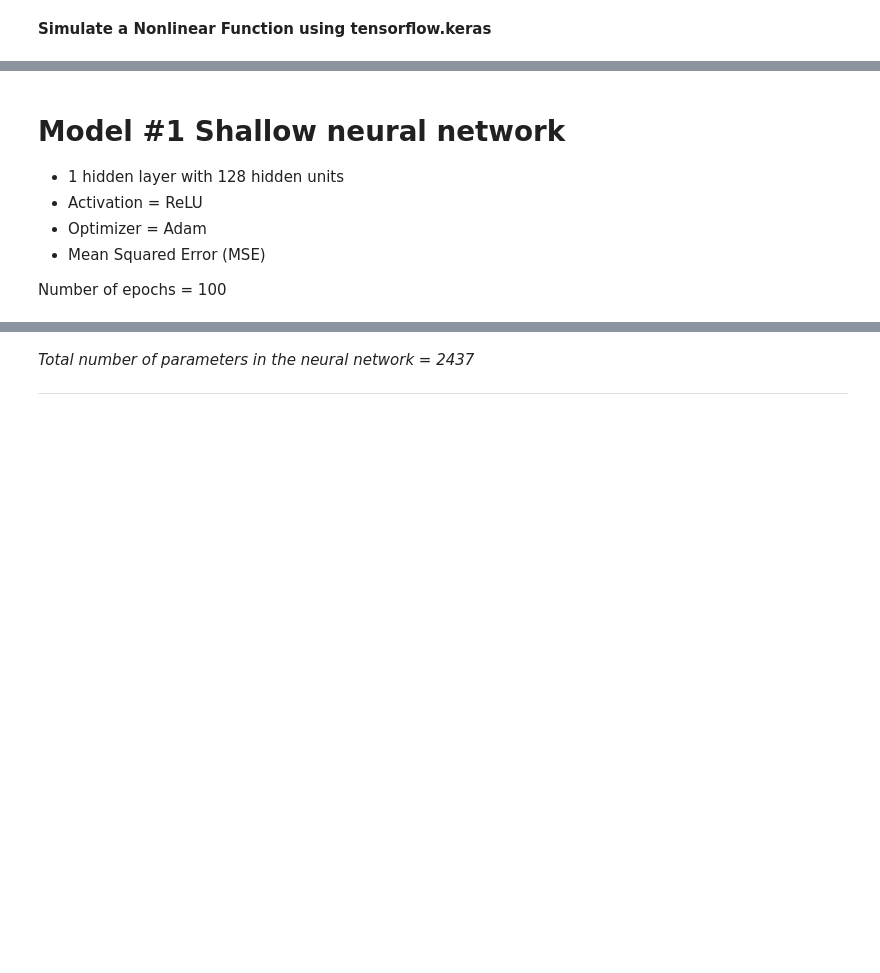
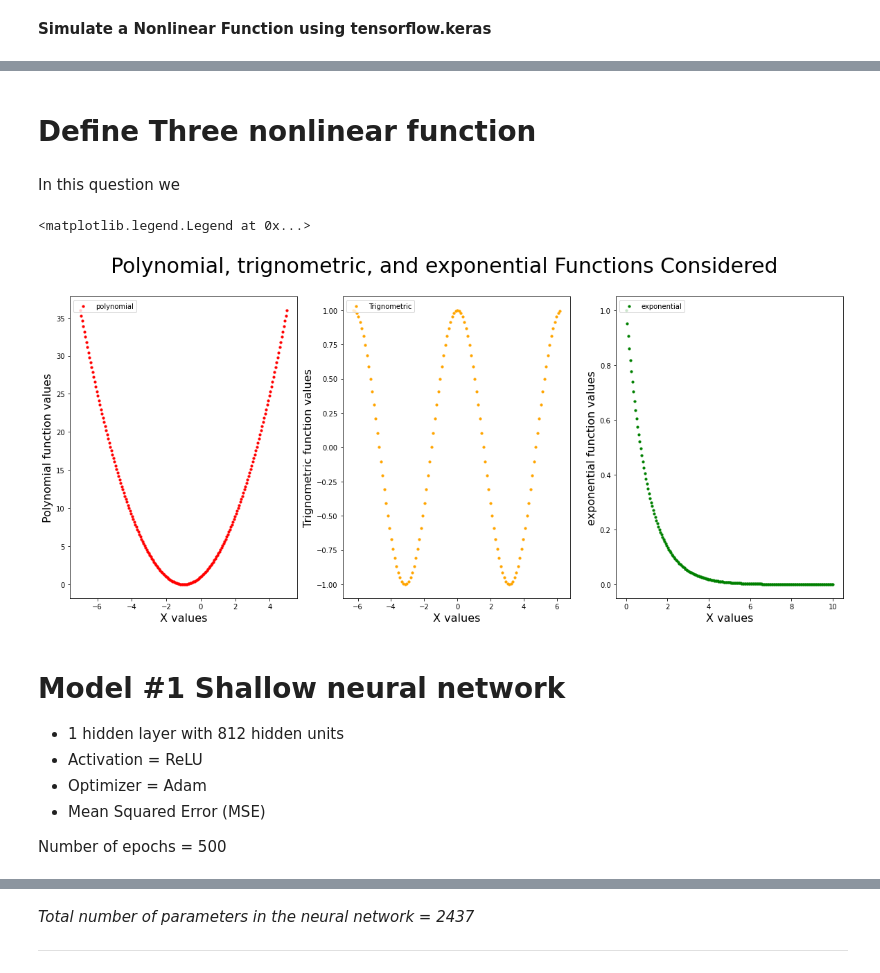
Before and after one commit to ktripa/CPSC-8430-HW1, a Jupyter notebook: Q1_1.ipynb, the cells around one changed output, grey strips where cells are left out. Saved outputs shown, nothing was run; the diff lists cells and outputs as text; code cells hidden in the pictures; blank space fills up the shorter version.

```diff
--- a/Q1_1.ipynb
+++ b/Q1_1.ipynb
@@ -27,12 +12,63 @@ plt.show()
+# %% [markdown]
+# **Define Three nonlinear function**
+# %%
+def poly(x):
+  return x**2+2*x+1 # polynomial function
+def trig(x):
+  return np.cos(x) # Trig function
+def expo(x):
+  return np.exp(-x) # exponential  function
+# %%
+# training data
+x_train1=np.linspace(-7,5,200)
+
+x_train2=np.arange(-2*np.pi,2*np.pi,np.pi/30)
+
+x_train3=np.linspace(0,10,200)
+
+# plot the function
+# %%
+y_train1=poly(x_train1)
+y_train2=trig(x_train2)
+y_train3=expo(x_train3)
+# %% [markdown]
+
+
+In this question we
+# %%
+
+fig =plt.figure(figsize=(20,8))
+fig.suptitle('Polynomial, trignometric, and exponential Functions Considered',fontsize=30)
+#ax1
+ax1 = fig.add_subplot(1,3,1)
+ax1.scatter(x_train1,y_train1,s=10,color='r', label='polynomial')
+ax1.set_xlabel('X values',fontsize=16)
+ax1.legend(loc='upper left')
+ax1.set_ylabel('Polynomial function values',fontsize=16)
+# ax2
+ax2 = fig.add_subplot(1,3,2)
+ax2.scatter(x_train2,y_train2,s=10, color='orange', label='Trignometric')
+ax2.set_xlabel('X values',fontsize=16)
+ax2.legend(loc='upper left')
+ax2.set_ylabel('Trignometric function values',fontsize=16)
+#ax3
+ax3 = fig.add_subplot(1,3,3)
+ax3.scatter(x_train3,y_train3,s=10,color='g', label='exponential')
+ax3.set_xlabel('X values',fontsize=16)
+ax3.set_ylabel('exponential function values',fontsize=16)
+ax3.legend(loc='upper left')
+# %% [output]
+<matplotlib.legend.Legend at 0x...>
+[figure, added]
 # %% [markdown]
 
 
 # **Model #1 Shallow neural network**
 
 
-*   1 hidden layer with 128 hidden units
+*   1 hidden layer with 812 hidden units
 *   Activation = ReLU
 *   Optimizer = Adam
 *   Mean Squared Error (MSE)
 
-Number of epochs = 100
+Number of epochs = 500
```
Also changed, not shown: parts of 24 cells of this notebook.
